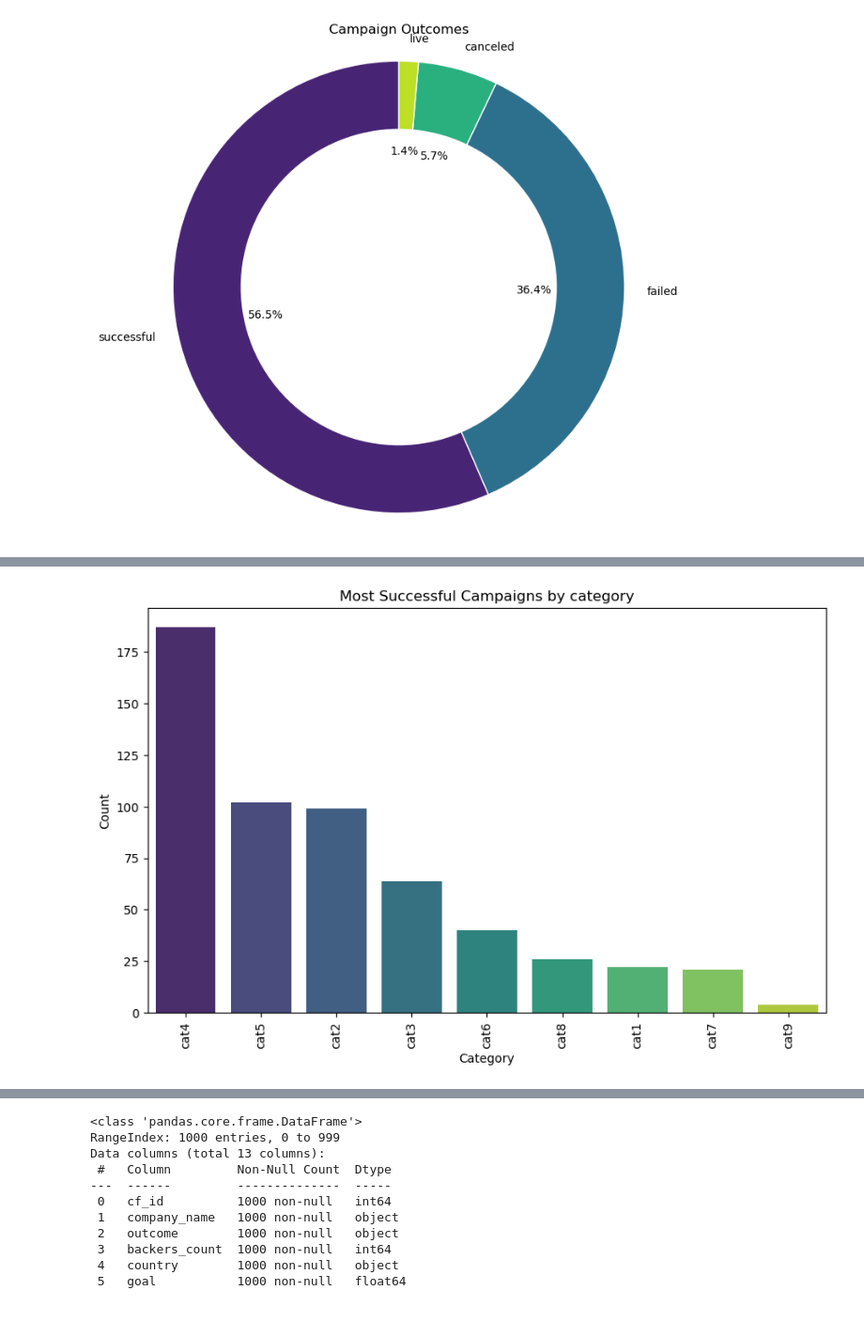
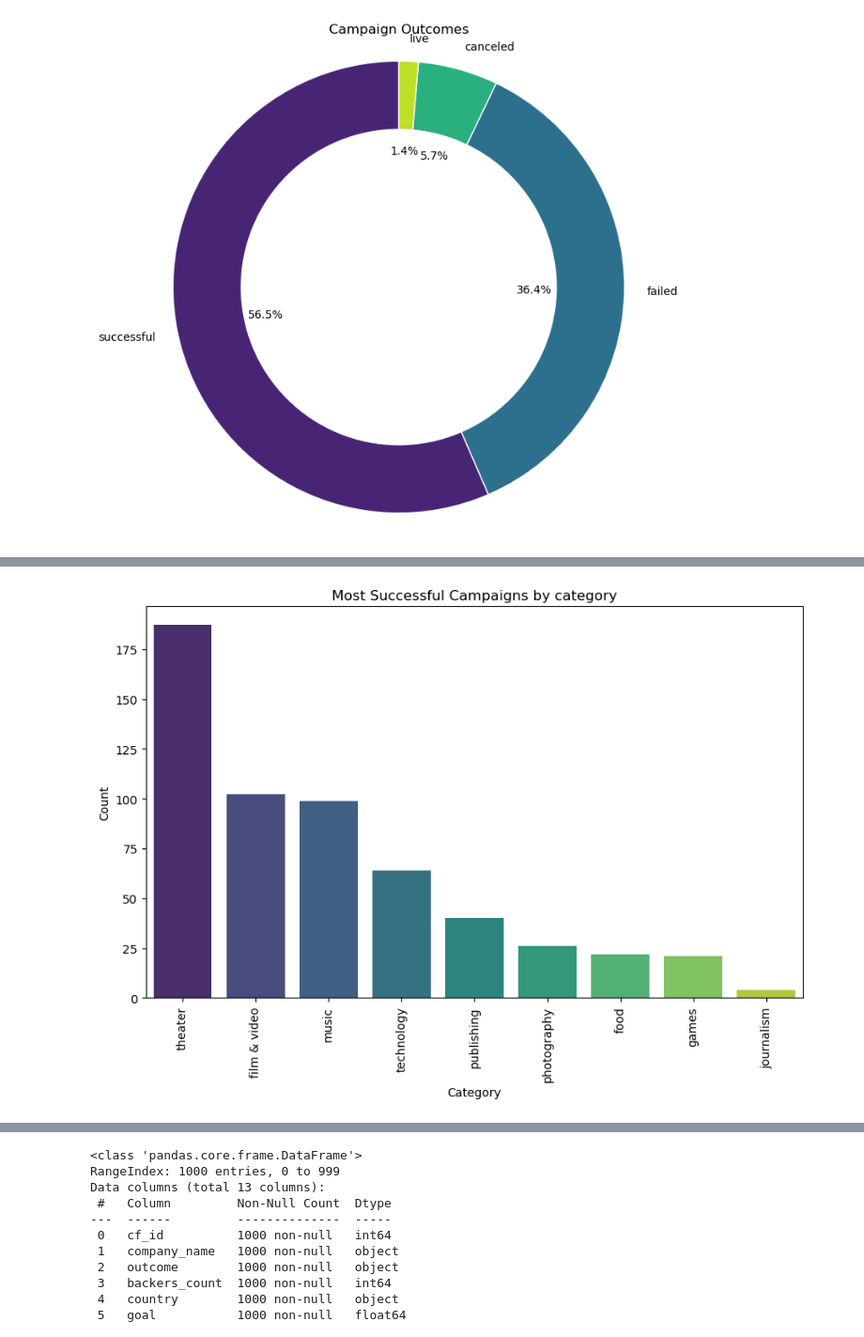
Before and after one commit to Isbelis/Crowdfunding_ETL, a Jupyter notebook: ANALYSIS_Group16-ICastroversion2.ipynb, the cells around one changed output, grey strips where cells are left out. Shown: that part at 94% size. Cells and saved outputs as stored; diff of their text form; code cells hidden in the pictures.

```diff
--- a/ANALYSIS_Group16-ICastroversion2.ipynb
+++ b/ANALYSIS_Group16-ICastroversion2.ipynb
@@ -210,20 +223,20 @@ plt.show()
 # %%
 # Ensure the 'output' directory exists
 os.makedirs('output', exist_ok=True)
 
 # Create the bar chart
 plt.figure(figsize=(10, 6))
-sns.barplot(data=category_df, x='category_id', y='count', palette='viridis')
+sns.barplot(data=category_df, x='category', y='count', palette='viridis')
 plt.title('Most Successful Campaigns by category')
 plt.xlabel('Category')
 plt.ylabel('Count')
 plt.xticks(rotation=90, fontsize=10)  # Rotate x-axis labels and set font size
 
 # Save the plot as an image file (e.g., PNG format)
 plt.savefig('output/category_plot.png')
 plt.show()
 # %% [output]
-[figure, old version]
+[figure, new version]
 # %%
 # SQL query to count successful campaigns by category and subcategory
 query_subcategory = """
```
Also changed, not shown: parts of 10 cells of this notebook, 12 other files.
